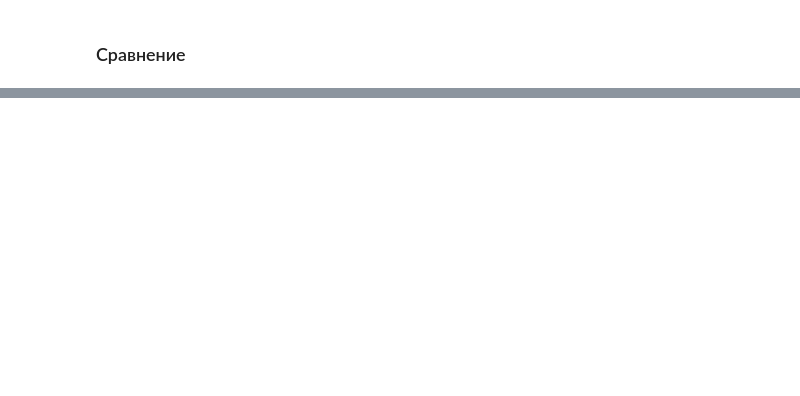
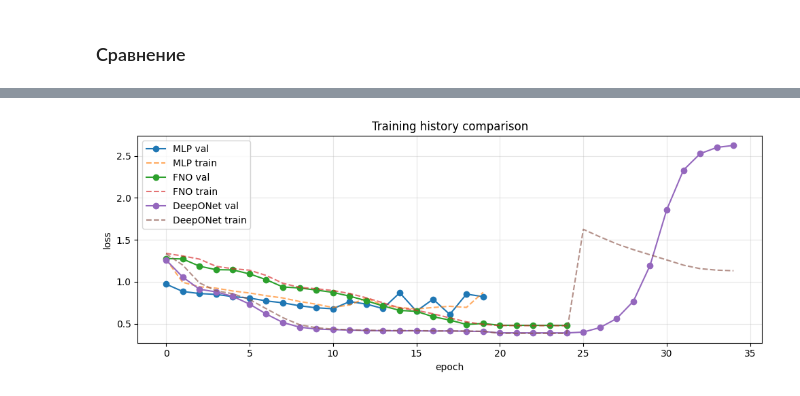
Before and after one commit to Erykalkin/webster, a Jupyter notebook: forward.ipynb, the cells around one changed output, grey strips where cells are left out. Cells and saved outputs as stored; diff of their text form; code cells hidden in the pictures; blank space fills up the shorter version.

```diff
--- a/forward.ipynb
+++ b/forward.ipynb
@@ -419,0 +1029,96 @@ for name, history in histories.items():
+# %%
+# Cell 11: compare training histories
+
+def history_get(history, key):
+    if history is None:
+        return []
+    if isinstance(history, dict):
+        return history.get(key, []) or []
+    return getattr(history, key, []) or []
+
+
+def load_history_from_checkpoint(checkpoint_name):
+    checkpoint_path = Path("checkpoints") / f"{checkpoint_name}_best.pt"
+    if not checkpoint_path.exists():
+        print(f"history checkpoint not found: {checkpoint_path}")
+        return None
+
+    try:
+        checkpoint = torch.load(checkpoint_path, map_location="cpu")
+    except Exception as exc:
+        print(f"failed to load history from {checkpoint_path}: {exc}")
+        return None
+
+    if isinstance(checkpoint, dict):
+        history = checkpoint.get("history")
+        if history is not None:
+            return history
+
+    print(f"checkpoint has no history: {checkpoint_path}")
+    return None
+
+
+def get_history(history_variable_name, checkpoint_name):
+    history = globals().get(history_variable_name)
+    if history is not None:
+        return history
+
+    history = load_history_from_checkpoint(checkpoint_name)
+    if history is not None:
+        globals()[history_variable_name] = history
+    return history
+
+
+history_specs = [
+    ("MLP", get_history("mlp_history", mlp_checkpoint_name)),
+    ("FNO", get_history("fno_history", fno_checkpoint_name)),
+    ("DeepONet", get_history("deeponet_history", deeponet_checkpoint_name)),
+    ("Dynamic DeepONet", get_history("dynamic_deeponet_history", dynamic_deeponet_checkpoint_name)),
+    ("Deformable DeepONet", get_history("deformable_deeponet_history", deformable_deeponet_checkpoint_name)),
+]
+
+print("=== Loaded history lengths ===")
+for name, history in history_specs:
+    print(
+        f"{name:8s} "
+        f"train={len(history_get(history, 'train_loss')):3d} "
+        f"val={len(history_get(history, 'val_loss')):3d} "
+        f"train_steps={len(history_get(history, 'step_train_loss')):4d} "
+        f"val_steps={len(history_get(history, 'step_val_loss')):4d}"
+    )
+
+available_histories = [
+    (name, history)
+    for name, history in history_specs
+    if history_get(history, "train_loss") or history_get(history, "val_loss")
+]
+
+if not available_histories:
+    print("No training histories are available. Run training cells or load checkpoints with history.")
+else:
+    plt.figure(figsize=(10, 4))
+
+    for name, history in available_histories:
+        val_loss = history_get(history, "val_loss")
+        train_loss = history_get(history, "train_loss")
+        if val_loss:
+            plt.plot(val_loss, marker="o", label=f"{name} val")
+        if train_loss:
+            plt.plot(train_loss, linestyle="--", alpha=0.65, label=f"{name} train")
+
+    plt.xlabel("epoch")
+    plt.ylabel("loss")
+    plt.title("Training history comparison")
+    plt.grid(True, alpha=0.3)
+    plt.legend()
+    plt.tight_layout()
+    plt.show()
+
+    print("=== Best losses ===")
+    for name, history in available_histories:
+        val_loss = history_get(history, "val_loss")
+        train_loss = history_get(history, "train_loss")
+        best_train = min(train_loss) if train_loss else None
+        best_val = min(val_loss) if val_loss else None
+        print(f"{name:8s} best train loss: {best_train} | best val loss: {best_val}")
+# %% [output]
@@ -419,0 +1129 @@ for name, history in histories.items():
+[figure, added]
```
Also changed, not shown: parts of 33 cells of this notebook, 9 other files.
